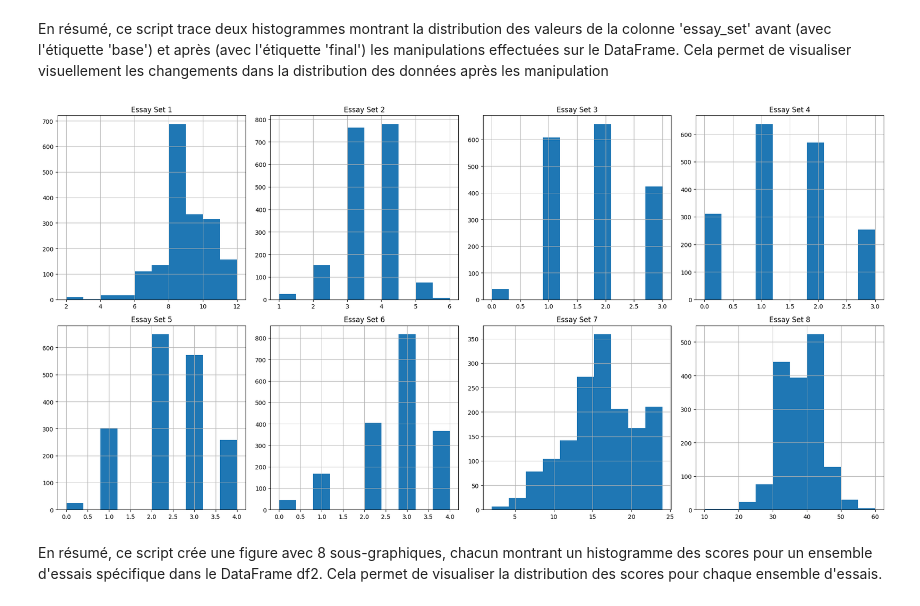
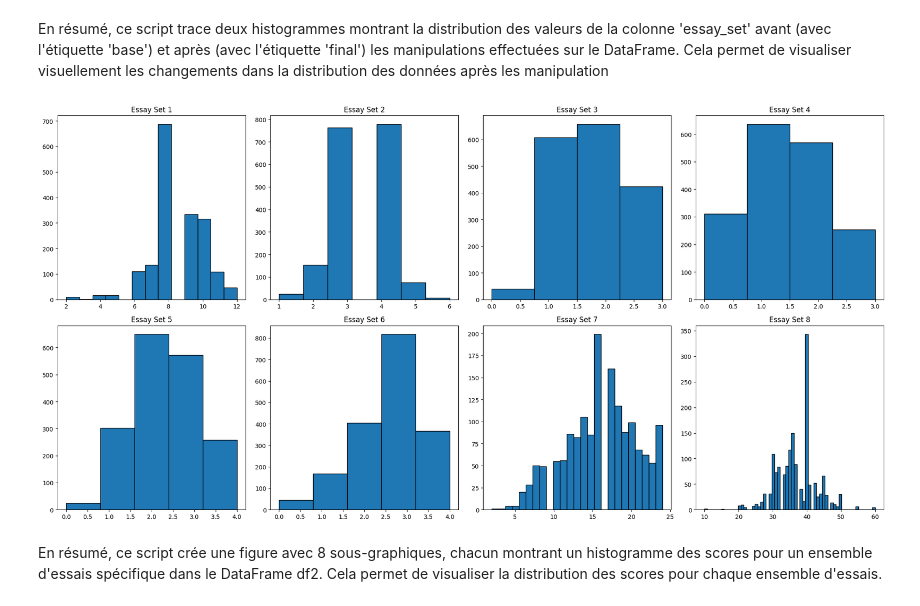
Before and after one commit to Group7-DSTI/ML-project, a Jupyter notebook: Kenneth.ipynb, the cells around one changed output. Drawn from its saved outputs; the diff is of its cells as text; code cells hidden in the pictures.

```diff
--- a/Kenneth.ipynb
+++ b/Kenneth.ipynb
@@ -66,16 +153,16 @@ plt.show()
 # %% [markdown]
 En résumé, ce script trace deux histogrammes montrant la distribution des valeurs de la colonne 'essay_set' avant (avec l'étiquette 'base') et après (avec l'étiquette 'final') les manipulations effectuées sur le DataFrame. Cela permet de visualiser visuellement les changements dans la distribution des données après les manipulation
 # %%
-import matplotlib.pyplot as plt
+max_scores = df2.groupby('essay_set')['domain1_score'].max()
 fig, axs = plt.subplots(2, 4, figsize=(20, 10))
 for i, essay_set_value in enumerate(range(1, 9)):
     ax = axs[i // 4, i % 4]
-    df2['domain1_score'][df2['essay_set'] == essay_set_value].hist(ax=ax)
+    ax.hist(df2['domain1_score'][df2['essay_set'] == essay_set_value], bins=(max_scores[essay_set_value])+1, edgecolor='black')
     ax.set_title(f"Essay Set {essay_set_value}")
 plt.tight_layout()
 plt.show()
 # %% [output]
-[figure, old version]
+[figure, new version]
 # %% [markdown]
 En résumé, ce script crée une figure avec 8 sous-graphiques, chacun montrant un histogramme des scores pour un ensemble d'essais spécifique dans le DataFrame df2. Cela permet de visualiser la distribution des scores pour chaque ensemble d'essais.
 # %%
```
Also changed, not shown: parts of 40 cells of this notebook, 1 other file.
